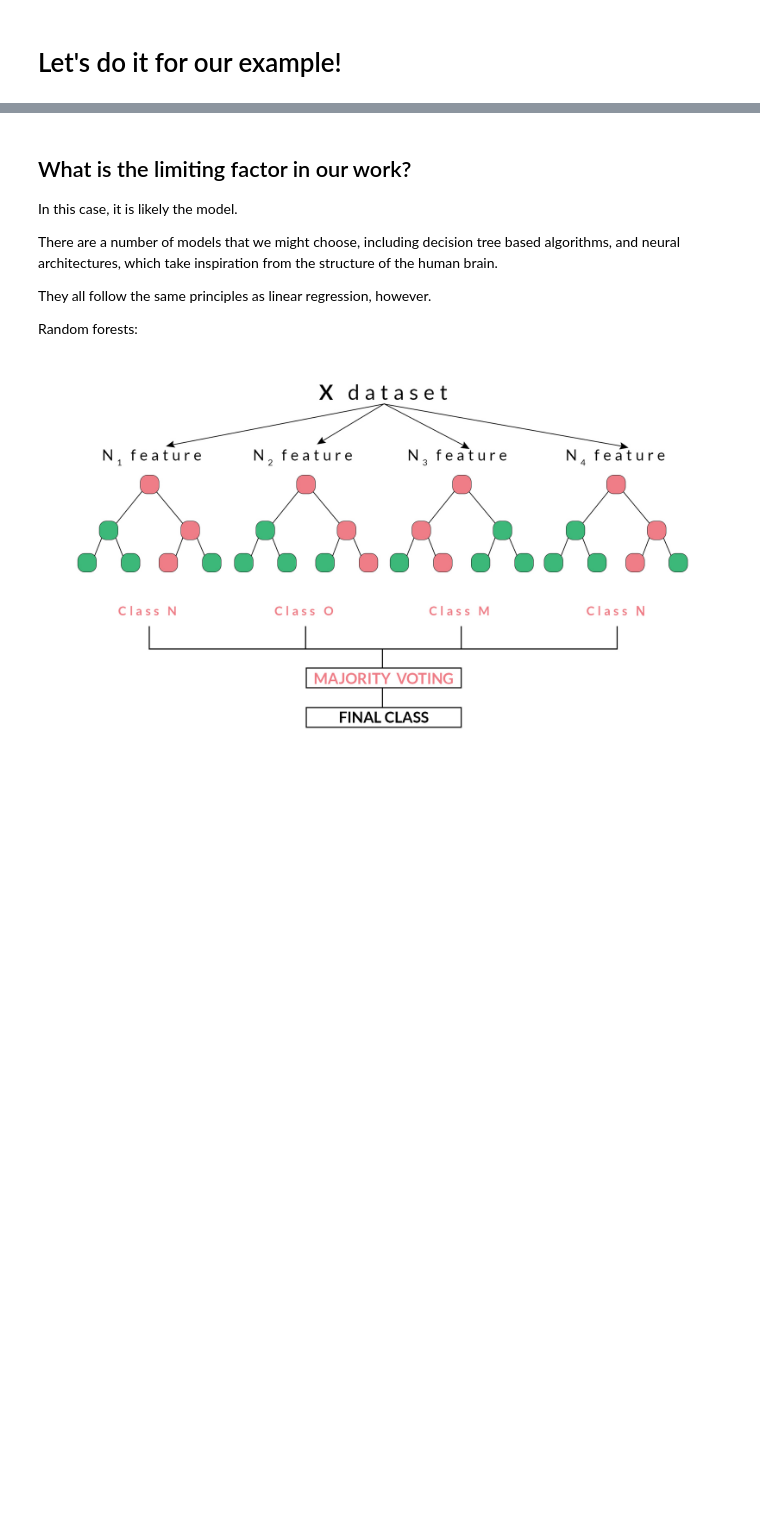
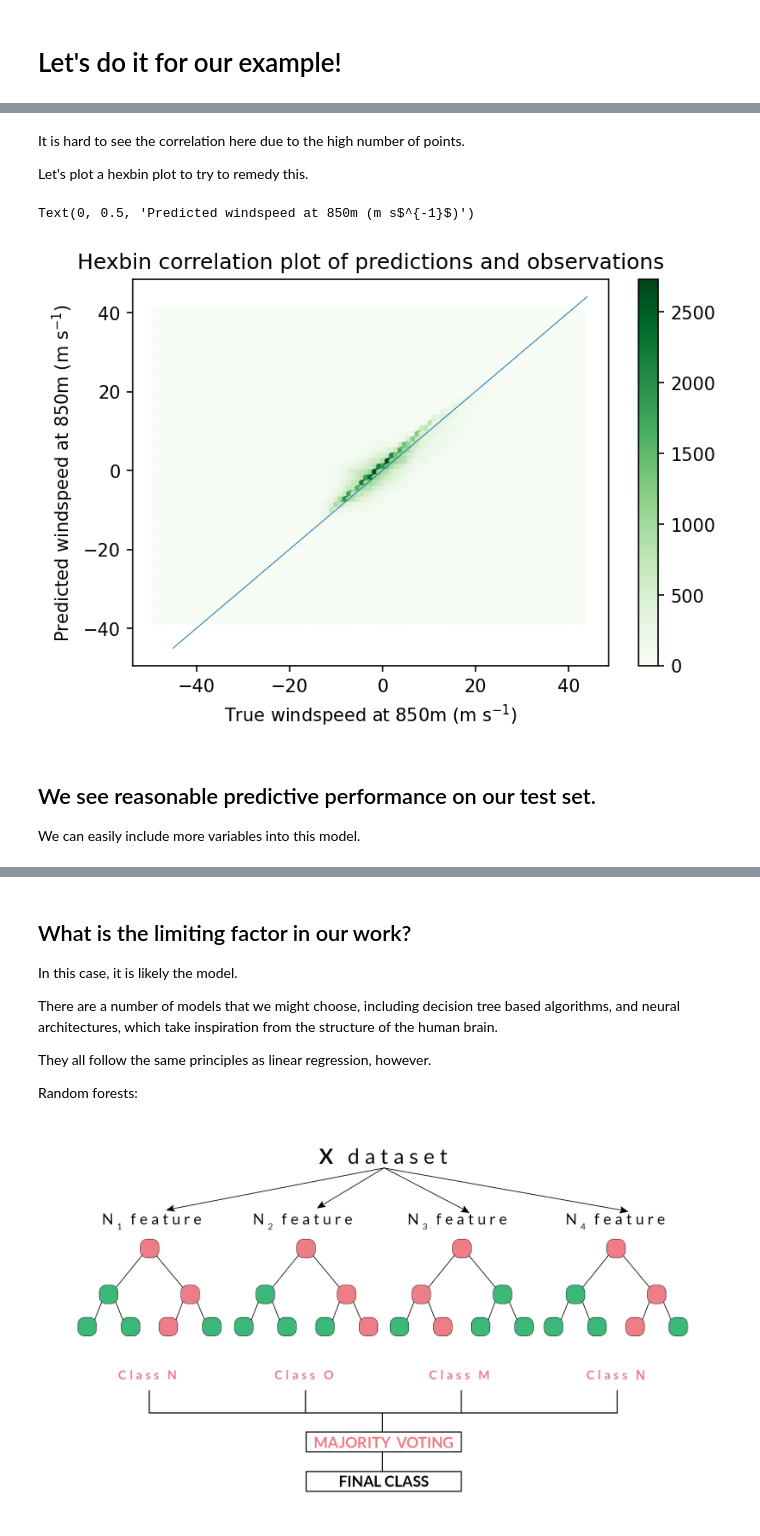
Before and after one commit to Ira-Shokar/CCFCS-Machine-Learning-Workshop, a Jupyter notebook: intro_to_ML.ipynb, the cells around one changed output, grey strips where cells are left out. Cells and saved outputs as stored; diff of their text form; code cells hidden in the pictures; blank space fills up the shorter version.

```diff
--- a/intro_to_ML.ipynb
+++ b/intro_to_ML.ipynb
@@ -112,0 +244,19 @@ Here we introduce training, validation and testing sets to evaluate the **predic
+# %% [markdown]
+It is hard to see the correlation here due to the high number of points.
+
+Let's plot a hexbin plot to try to remedy this.
+# %%
+plt.figure(dpi=150)
+plt.hexbin(y_test, y_pred, gridsize = 100, cmap ='Greens')
+plt.plot(perfect_fit_line, perfect_fit_line, linewidth = 0.5)
+plt.colorbar(plt.hexbin(y_test, y_pred, gridsize = 100, cmap ='Greens'))
+plt.title('Hexbin correlation plot of predictions and observations')
+plt.xlabel('True windspeed at 850m (m s$^{-1}$)')
+plt.ylabel('Predicted windspeed at 850m (m s$^{-1}$)')
+# %% [output]
+Text(0, 0.5, 'Predicted windspeed at 850m (m s$^{-1}$)')
+[figure, added]
+# %% [markdown]
+## We see reasonable predictive performance on our test set.
+
+We can easily include more variables into this model.
```
Also changed, not shown: parts of 26 cells of this notebook.
